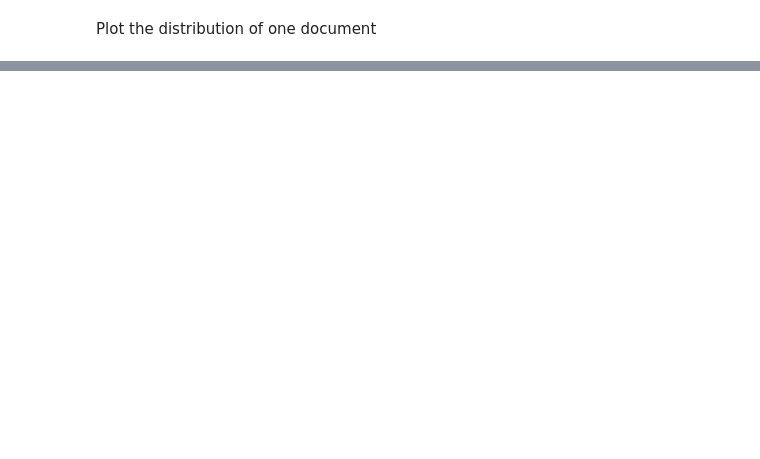
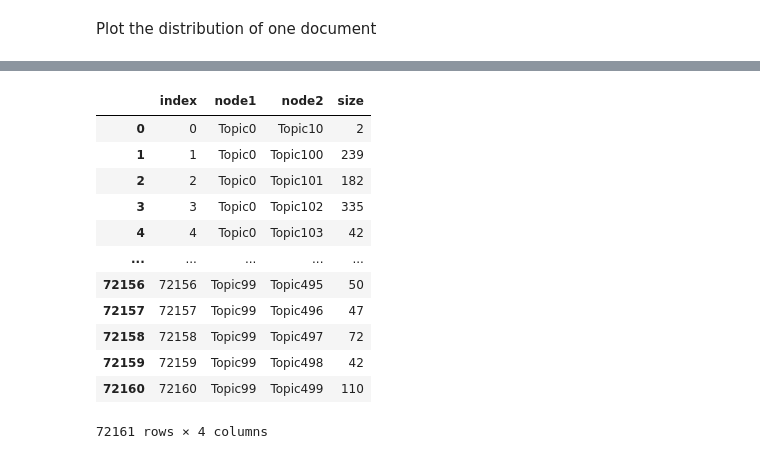
Before and after one commit to yenniejun/covid-news-analysis, a Jupyter notebook: taiwan/taiwan.ipynb, the cells around one changed output, grey strips where cells are left out. Cells and saved outputs as stored; diff of their text form; code cells hidden in the pictures; blank space fills up the shorter version.

Commit message:
Creating nodes and edges list for taiwan articles as well

```diff
--- a/taiwan/taiwan.ipynb
+++ b/taiwan/taiwan.ipynb
@@ -609,6 +606,24 @@ def show_topics(a, vocab, num_top_words):
     top_words = lambda t: [vocab[i] for i in np.argsort(t)[:-num_top_words-1:-1]]
     topic_words = ([top_words(t) for t in a])
     return [' '.join(t) for t in topic_words]
+# %%
+def tokenize(line):
+    words = jieba.cut(line, cut_all=False)
+    words = [str(word) for word in words if not str(word) in jieba_stop_words]
+    words = [word for word in words if word != ' '] # get rid of empty spaces
+    words = [word for word in words if word != ''] # get rid of empty spaces
+    combined = ' '.join(words)
+    # print(words)
+    combined = combined.replace('接觸 追 蹤', '接觸 追蹤')
+    combined = combined.replace("接觸 者 追 蹤", "接觸者 追蹤")
+    combined = combined.replace("追 蹤 接 觸 者", "追蹤 接觸者")
+    combined = combined.replace("流行病 學調 查及 接觸 者 追 蹤 的 工作",
+                                "流行病學 調查 及 接觸者 追蹤 的 工作")
+    combined = combined.replace("流行病 學調查","流行病學 調查")
+    combined = combined.replace("持續 追 蹤", "持續 追蹤")
+    combined = re.sub(r'\d', '', combined) # Remove numbers
+
+    return combined
 # %%
 len(df[df.text_clean.str.contains("流行病學調查|持續追蹤|調查行程|調查活動軌跡|足跡調查|追蹤接觸者|追溯接觸者|接觸者追蹤")])
 # %% [output]
@@ -641,7 +656,7 @@ n_components = 500
 # max_df 0.6 "contact tracing" is in vocabulary, shows up in topics later on :(
 # %%
 nmf = NMF(n_components=n_components, random_state=1, init='nndsvd')
-tfidf_vectorizer = TfidfVectorizer(min_df=1, max_df = 0.55, ngram_range = (2,2), lowercase=False, max_features=5000)
+tfidf_vectorizer = TfidfVectorizer(min_df=1, max_df = 0.8, ngram_range = (2,2), lowercase=False, max_features=5000)
 tfidf_vectors = tfidf_vectorizer.fit_transform(documents)
 # %%
 # keywords that may mean contact tracing? IDK BC I DONT KNOW CHINESE
@@ -876,9 +907,9 @@ from itertools import combinations
 from collections import OrderedDict
 from dateutil.parser import parse
 # %%
-df = pd.read_csv(f"{PATH}/text_proc.csv")
-doc_top_matrix = pd.read_csv(f"{PATH}/models/doc_top_matrix.csv")
-discrete_dtm = pd.read_csv(f"{PATH}/models/discrete_dtm.csv")
+df = pd.read_csv("data/text_proc.csv")
+doc_top_matrix = pd.read_csv("proc/doc_top_matrix.csv")
+discrete_dtm = pd.read_csv("proc/discrete_dtm.csv")
 # %%
 def get_weekday(num):
     # https://docs.python.org/3/library/datetime.html#datetime.date.isocalendar
@@ -919,6 +952,6 @@ num_combinations
 # %%
 # Then pre-allocate that much space for the df that will hold the edge list
-columns = ["node1", "node2", "documentId", "date", "day_of_week", "week_of_year", "month", "newssource", "political"]
+columns = ["node1", "node2", "documentId", "date", "day_of_week", "week_of_year", "month", "newssource"]
 edgelist = pd.DataFrame(columns=columns, index=range(num_combinations))
 discrete_dtm['num_topics_in_document'] = num_topics_per_document_list
 df.reset_index(inplace=True, drop=True)
@@ -958,4 +1010,20 @@ edgelist.to_csv(f"{PATH}/edgelist.csv")
 
 df_weight = edgelist[["node1", "node2"]]
 df_weight = df_weight.groupby(df_weight.columns.tolist(),as_index=False).size().reset_index().rename(columns={0:'weight'})
+# %%
+df_weight
+# %% [output]
+|  | index | node1 | node2 | size |
+| 0 | 0 | Topic0 | Topic10 | 2 |
+| 1 | 1 | Topic0 | Topic100 | 239 |
+| 2 | 2 | Topic0 | Topic101 | 182 |
+| 3 | 3 | Topic0 | Topic102 | 335 |
+| 4 | 4 | Topic0 | Topic103 | 42 |
+| ... | ... | ... | ... | ... |
+| 72156 | 72156 | Topic99 | Topic495 | 50 |
+| 72157 | 72157 | Topic99 | Topic496 | 47 |
+| 72158 | 72158 | Topic99 | Topic497 | 72 |
+| 72159 | 72159 | Topic99 | Topic498 | 42 |
+| 72160 | 72160 | Topic99 | Topic499 | 110 |
+72161 rows × 4 columns
 # %%
```
Also changed, not shown: parts of 35 cells of this notebook, 9 other files.
